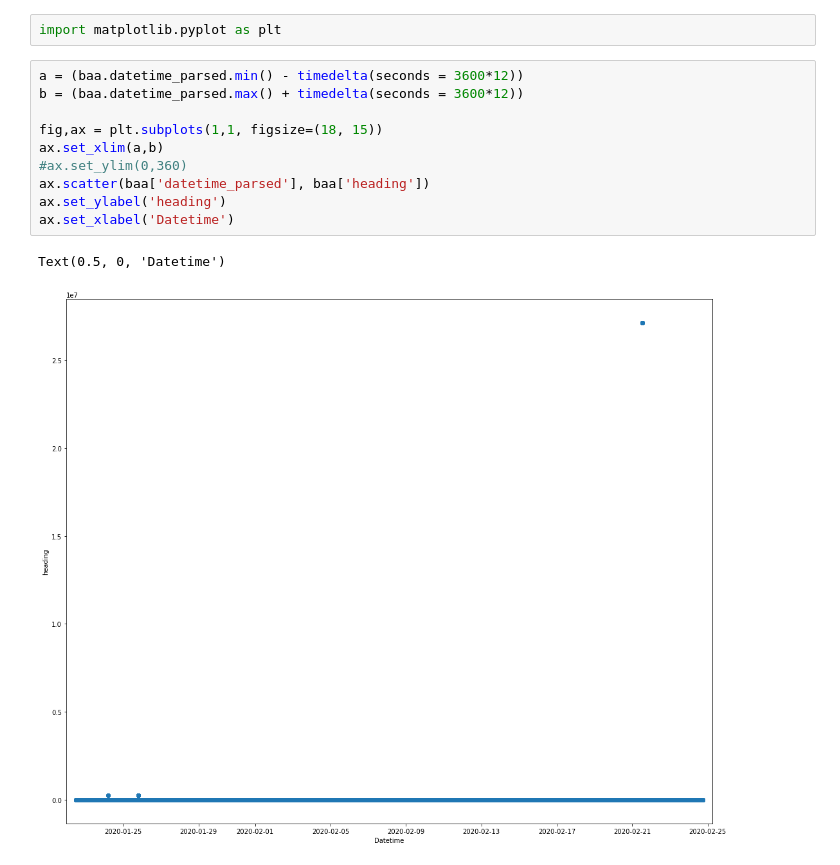
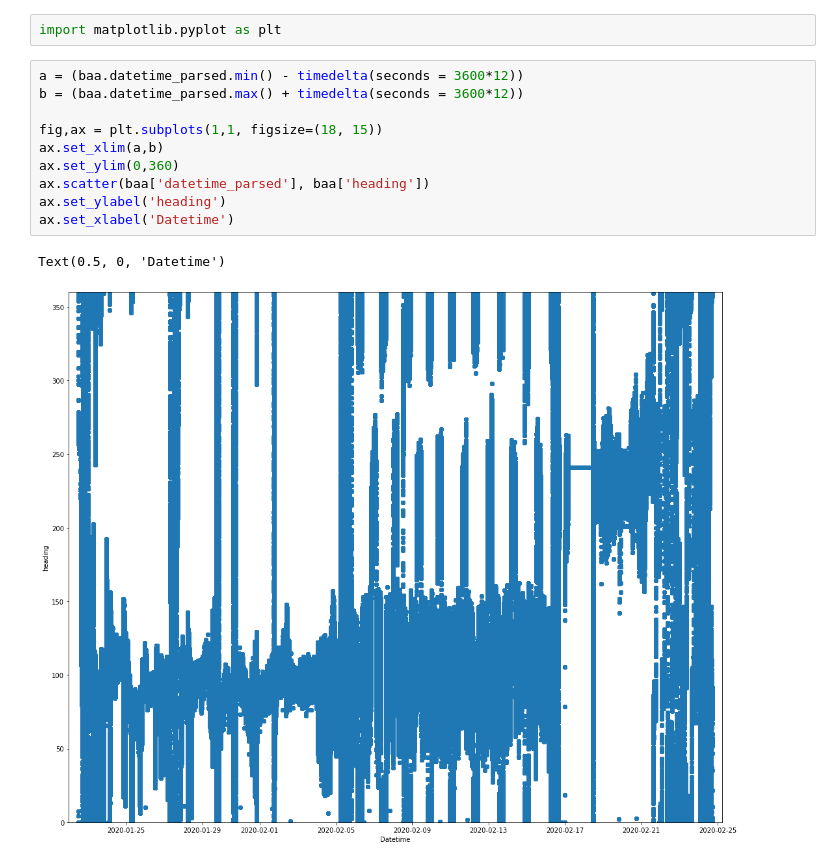
Before and after one commit to ESiddle/Eurec4a-Analysis-scripts-AERIS, a Jupyter notebook: CARAVELA_Motion.ipynb, the cells around one changed output. Cells and saved outputs as stored; diff of their text form.

Commit message:
sanity checking CARAVELA_motion.csv file with timeseries plot

```diff
--- a/CARAVELA_Motion.ipynb
+++ b/CARAVELA_Motion.ipynb
@@ -102,13 +102,13 @@ import matplotlib.pyplot as plt
 # %%
 a = (baa.datetime_parsed.min() - timedelta(seconds = 3600*12))
 b = (baa.datetime_parsed.max() + timedelta(seconds = 3600*12))
 
 fig,ax = plt.subplots(1,1, figsize=(18, 15))
 ax.set_xlim(a,b)
-#ax.set_ylim(0,360)
+ax.set_ylim(0,360)
 ax.scatter(baa['datetime_parsed'], baa['heading'])
 ax.set_ylabel('heading')
 ax.set_xlabel('Datetime')
 # %% [output]
 Text(0.5, 0, 'Datetime')
-[figure, old version]
+[figure, new version]
```
